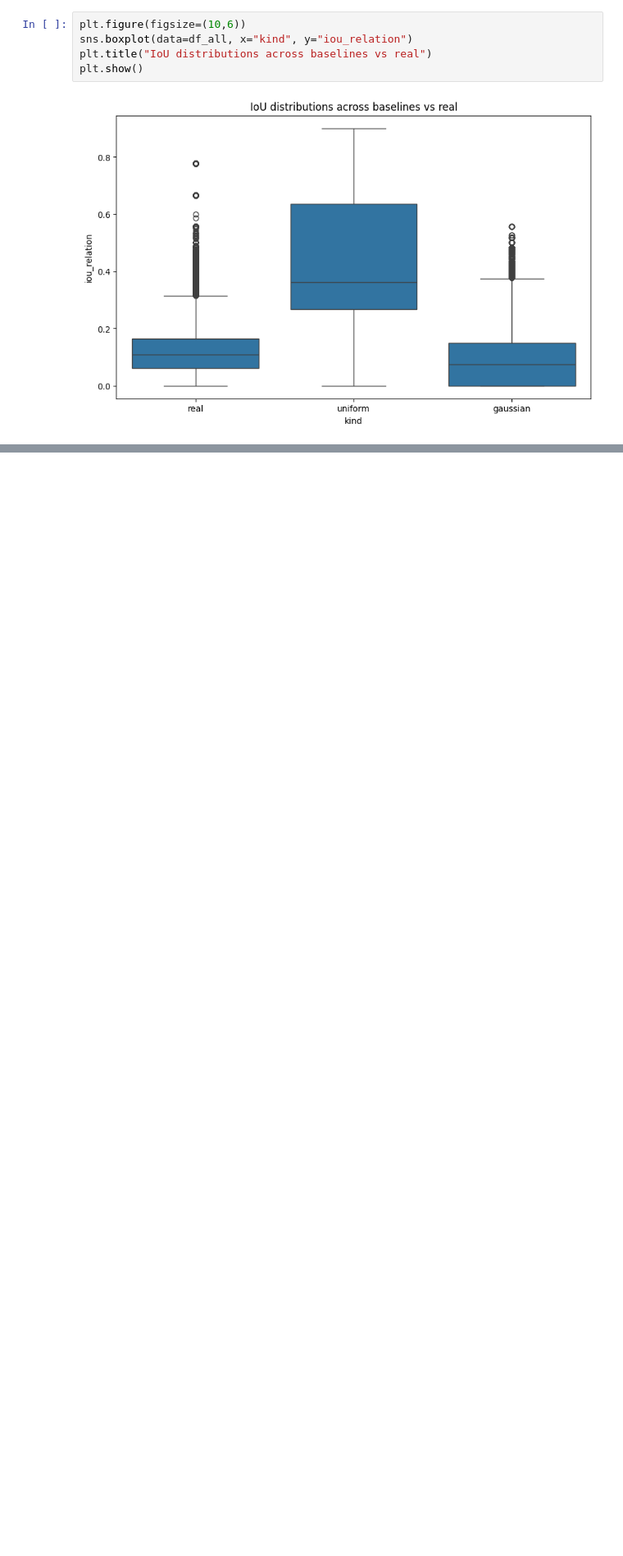
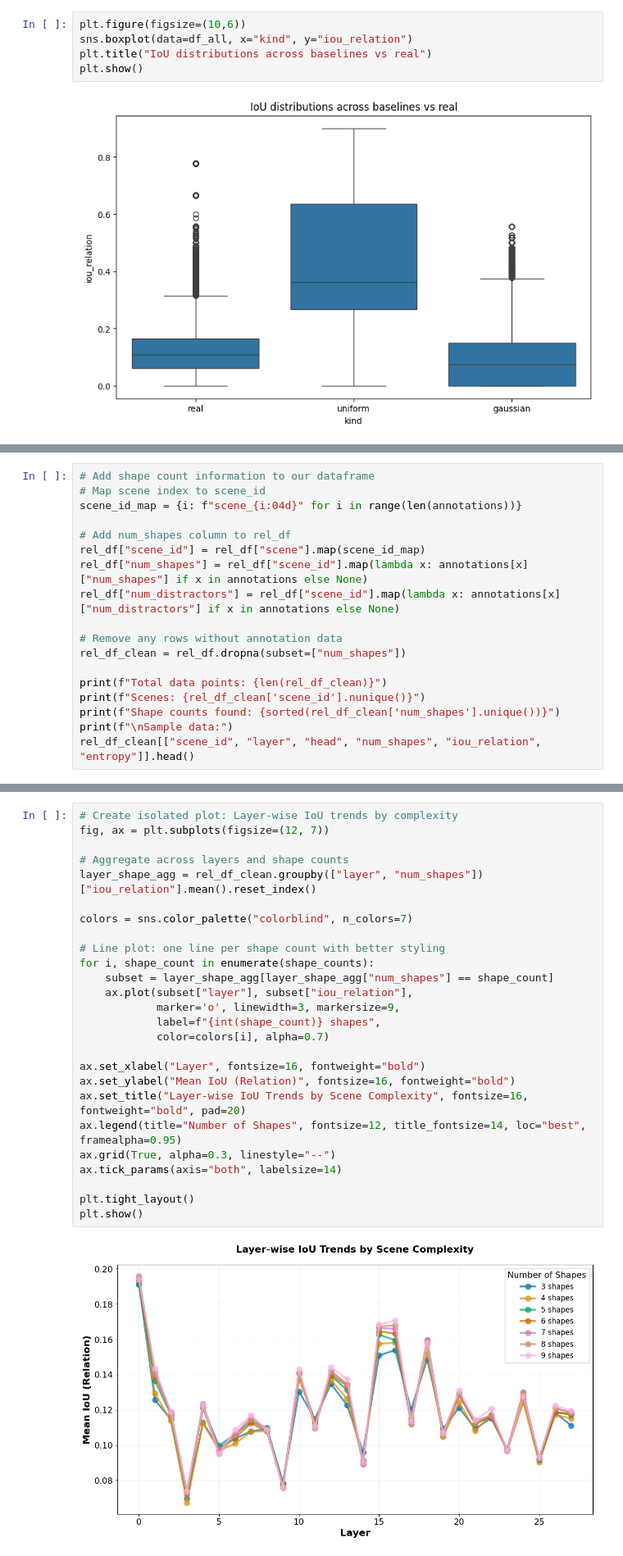
Before and after one commit to albertdmath/Deep_Learning_VLM_Project_Code_2025, a Jupyter notebook: attention_analysis.ipynb, the cells around one changed output, grey strips where cells are left out. Shown at 82% size. Cells and saved outputs as stored; diff of their text form; blank space fills up the shorter version.

Commit message:
added plot for metrics vs number of shapes

```diff
--- a/attention_analysis.ipynb
+++ b/attention_analysis.ipynb
@@ -311,0 +339,18 @@ plt.show()
+# %%
+# Add shape count information to our dataframe
+# Map scene index to scene_id
+scene_id_map = {i: f"scene_{i:04d}" for i in range(len(annotations))}
+
+# Add num_shapes column to rel_df
+rel_df["scene_id"] = rel_df["scene"].map(scene_id_map)
+rel_df["num_shapes"] = rel_df["scene_id"].map(lambda x: annotations[x]["num_shapes"] if x in annotations else None)
+rel_df["num_distractors"] = rel_df["scene_id"].map(lambda x: annotations[x]["num_distractors"] if x in annotations else None)
+
+# Remove any rows without annotation data
+rel_df_clean = rel_df.dropna(subset=["num_shapes"])
+
+print(f"Total data points: {len(rel_df_clean)}")
+print(f"Scenes: {rel_df_clean['scene_id'].nunique()}")
+print(f"Shape counts found: {sorted(rel_df_clean['num_shapes'].unique())}")
+print(f"\nSample data:")
+rel_df_clean[["scene_id", "layer", "head", "num_shapes", "iou_relation", "entropy"]].head()
@@ -311,0 +369,28 @@ plt.show()
+# %%
+# Create isolated plot: Layer-wise IoU trends by complexity
+fig, ax = plt.subplots(figsize=(12, 7))
+
+# Aggregate across layers and shape counts
+layer_shape_agg = rel_df_clean.groupby(["layer", "num_shapes"])["iou_relation"].mean().reset_index()
+
+colors = sns.color_palette("colorblind", n_colors=7)
+
+# Line plot: one line per shape count with better styling
+for i, shape_count in enumerate(shape_counts):
+    subset = layer_shape_agg[layer_shape_agg["num_shapes"] == shape_count]
+    ax.plot(subset["layer"], subset["iou_relation"],
+            marker='o', linewidth=3, markersize=9,
+            label=f"{int(shape_count)} shapes",
+            color=colors[i], alpha=0.7)
+
+ax.set_xlabel("Layer", fontsize=16, fontweight="bold")
+ax.set_ylabel("Mean IoU (Relation)", fontsize=16, fontweight="bold")
+ax.set_title("Layer-wise IoU Trends by Scene Complexity", fontsize=16, fontweight="bold", pad=20)
+ax.legend(title="Number of Shapes", fontsize=12, title_fontsize=14, loc="best", framealpha=0.95)
+ax.grid(True, alpha=0.3, linestyle="--")
+ax.tick_params(axis="both", labelsize=14)
+
+plt.tight_layout()
+plt.show()
+# %% [output]
+[figure, added]
```
Also changed, not shown: parts of 3 cells of this notebook.
